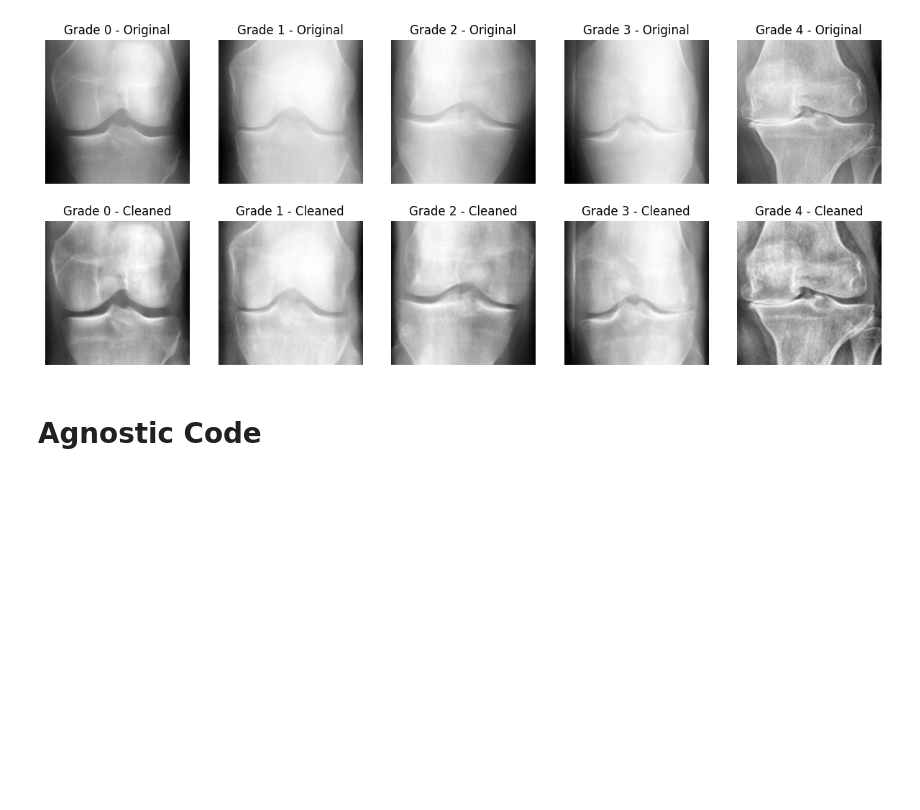
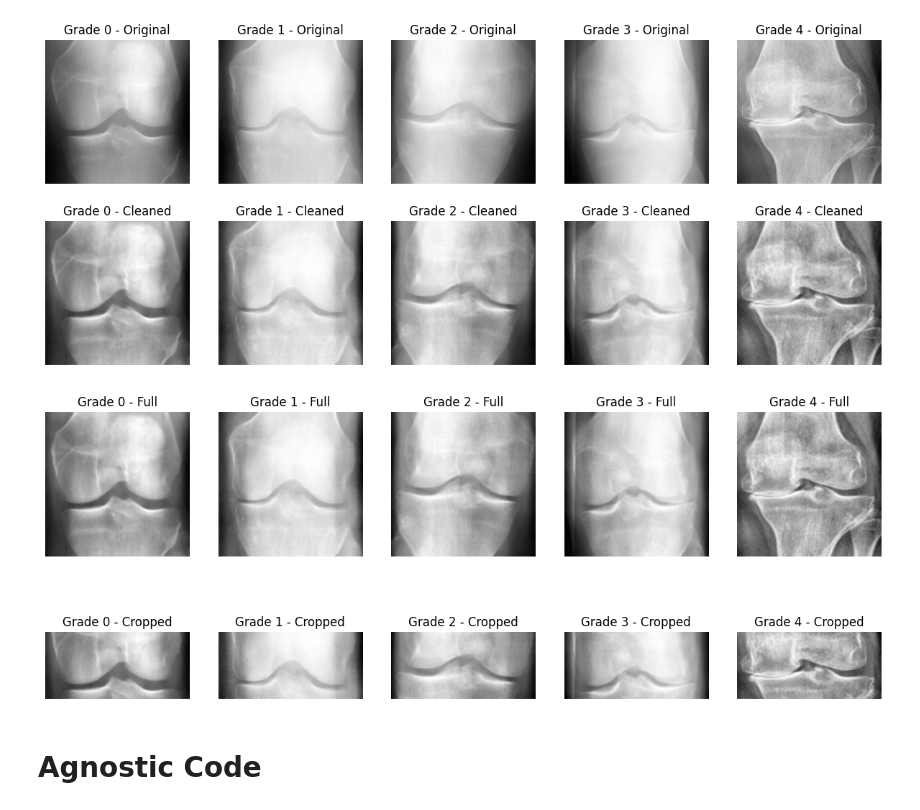
Before and after one commit to famub/2026-GP1-02, a Jupyter notebook: models/DenseNet201.ipynb, the cells around one changed output. Saved outputs shown, nothing was run; the diff lists cells and outputs as text; code cells hidden in the pictures; blank space fills up the shorter version.

```diff
--- a/models/DenseNet201.ipynb
+++ b/models/DenseNet201.ipynb
@@ -201,6 +218,24 @@ plt.show()
 # مو مهم بس عشان اشوف الصور قبل وبعد
 # %% [output]
 [figure]
+# %%
+import matplotlib.pyplot as plt
+from PIL import Image
+
+def crop_center(img, top=60, bottom=60):
+    img = img.resize((224, 224))
+    return img.crop((0, top, 224, 224 - bottom))   # 224 x 104
+
+fig, axes = plt.subplots(2, 5, figsize=(15, 6))
+for k in range(5):
+    p = train.samples[train.targets.index(k)][0]
+    original = Denoise()(Image.open(p).convert("L")).resize((224, 224))
+    cropped = crop_center(Denoise()(Image.open(p).convert("L")))
+    axes[0][k].imshow(original, cmap="gray"); axes[0][k].set_title(f"Grade {k} - Full"); axes[0][k].axis("off")
+    axes[1][k].imshow(cropped, cmap="gray"); axes[1][k].set_title(f"Grade {k} - Cropped"); axes[1][k].axis("off")
+plt.show()
+# %% [output]
+[figure, added]
 # %% [markdown]
 # Agnostic Code
 # %%
```
Also changed, not shown: parts of 10 cells of this notebook.
